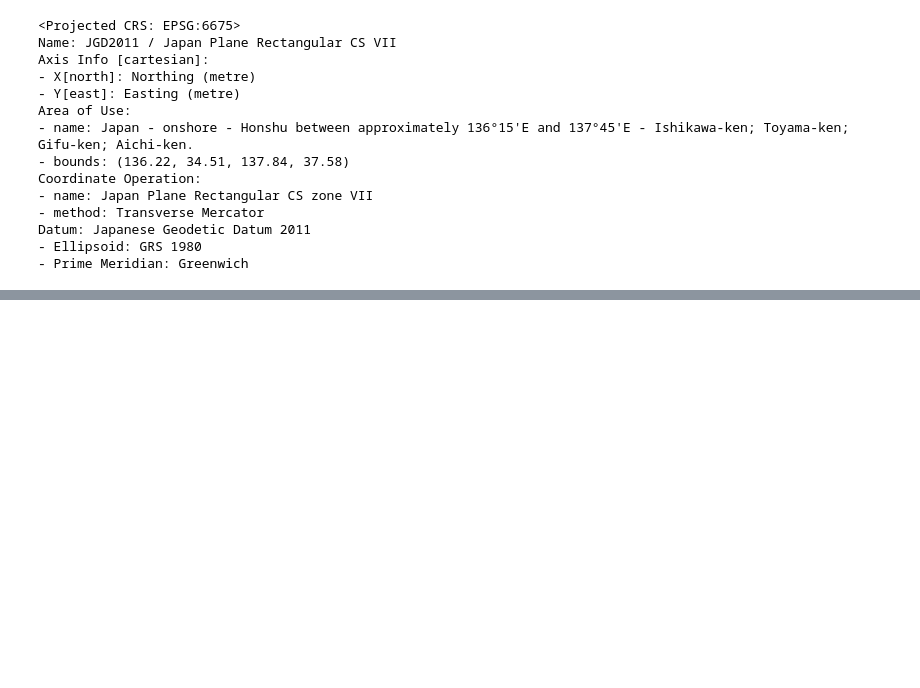
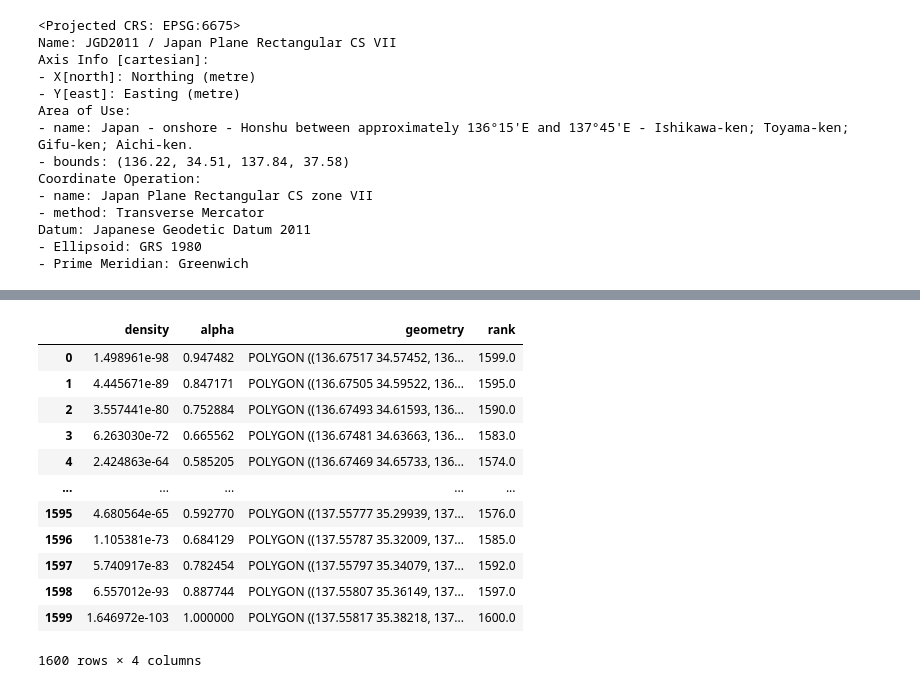
Before and after one commit to naoto-github/KDECrimeMap, a Jupyter notebook: KDECrimeMap.ipynb, the cells around one changed output, grey strips where cells are left out. Cells and saved outputs as stored; diff of their text form; code cells hidden in the pictures; blank space fills up the shorter version.

```diff
--- a/KDECrimeMap.ipynb
+++ b/KDECrimeMap.ipynb
@@ -241,0 +282,19 @@ with open("./geojson/crime-density-mesh-2020.geojson", "w") as f:
+# %%
+# ランクを生成
+rank_series = density_gdf["alpha"].rank()
+density_gdf["rank"] = rank_series
+display(density_gdf)
+# %% [output]
+|  | density | alpha | geometry | rank |
+| 0 | 1.498961e-98 | 0.947482 | POLYGON ((136.67517 34.57452, 136... | 1599.0 |
+| 1 | 4.445671e-89 | 0.847171 | POLYGON ((136.67505 34.59522, 136... | 1595.0 |
+| 2 | 3.557441e-80 | 0.752884 | POLYGON ((136.67493 34.61593, 136... | 1590.0 |
+| 3 | 6.263030e-72 | 0.665562 | POLYGON ((136.67481 34.63663, 136... | 1583.0 |
+| 4 | 2.424863e-64 | 0.585205 | POLYGON ((136.67469 34.65733, 136... | 1574.0 |
+| ... | ... | ... | ... | ... |
+| 1595 | 4.680564e-65 | 0.592770 | POLYGON ((137.55777 35.29939, 137... | 1576.0 |
+| 1596 | 1.105381e-73 | 0.684129 | POLYGON ((137.55787 35.32009, 137... | 1585.0 |
+| 1597 | 5.740917e-83 | 0.782454 | POLYGON ((137.55797 35.34079, 137... | 1592.0 |
+| 1598 | 6.557012e-93 | 0.887744 | POLYGON ((137.55807 35.36149, 137... | 1597.0 |
+| 1599 | 1.646972e-103 | 1.000000 | POLYGON ((137.55817 35.38218, 137... | 1600.0 |
+1600 rows × 4 columns
```
Also changed, not shown: parts of 15 cells of this notebook, 9 other files.
